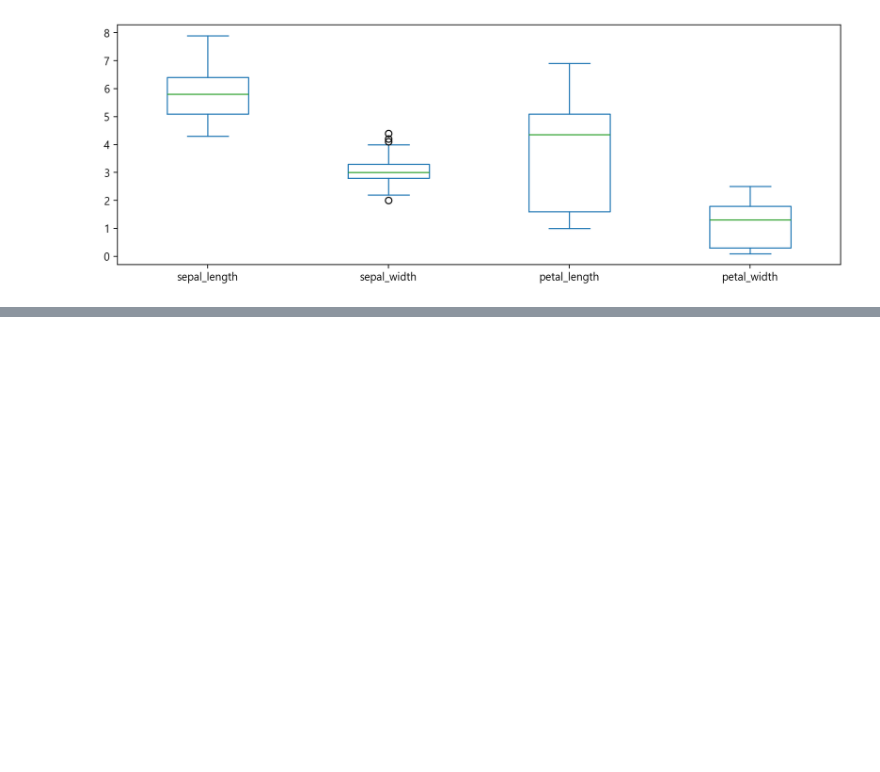
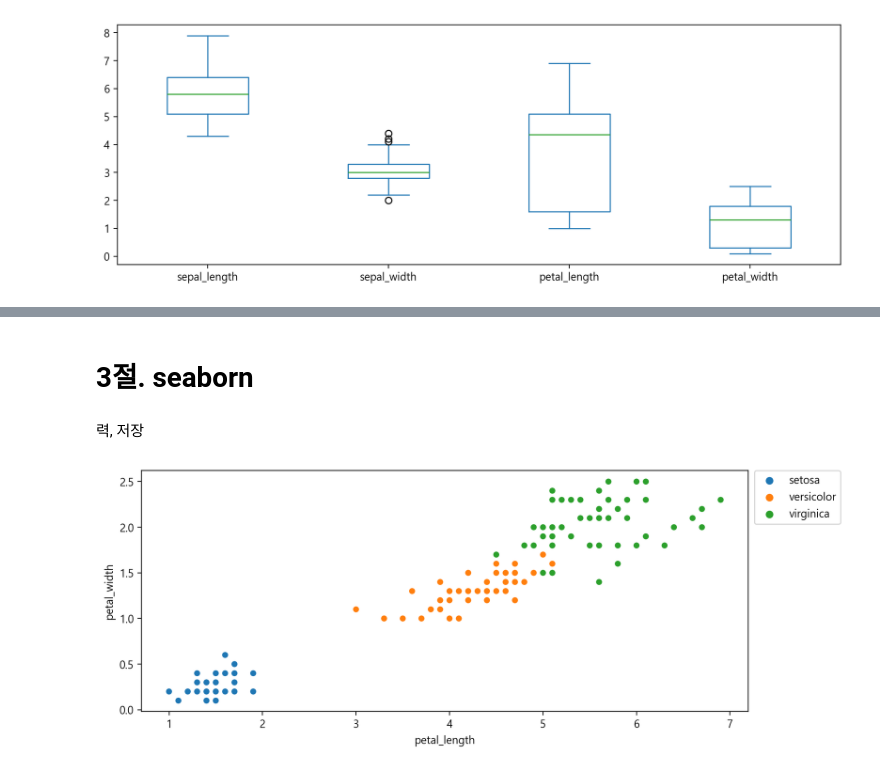
Before and after one commit to YouwonBae/IVS2nd, a Jupyter notebook: 240530_Python프로그래밍/source/ch11_데이터시각화.ipynb, the cells around one changed output, grey strips where cells are left out. Saved outputs shown, nothing was run; the diff lists cells and outputs as text; code cells hidden in the pictures; blank space fills up the shorter version.

```diff
--- a/240530_Python프로그래밍/source/ch11_데이터시각화.ipynb
+++ b/240530_Python프로그래밍/source/ch11_데이터시각화.ipynb
@@ -42,0 +60,11 @@ plt.show
+# %% [markdown]
+# 3절. seaborn
+# %% [markdown]
+력, 저장
+# %%
+plt.figure(figsize=(10, 4))
+sns.scatterplot(data=iris, x='petal_length', y='petal_width', hue='species')
+plt.legend(bbox_to_anchor=(1.01, 1), loc=2, borderaxespad=0.)
+plt.show()
+# %% [output]
+[figure, added]
```
Also changed, not shown: parts of 8 cells of this notebook, 6 other files.
